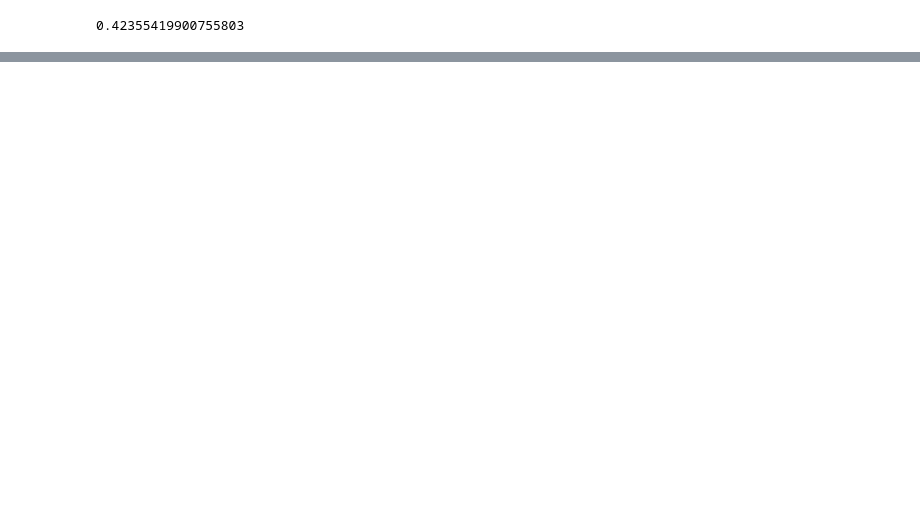
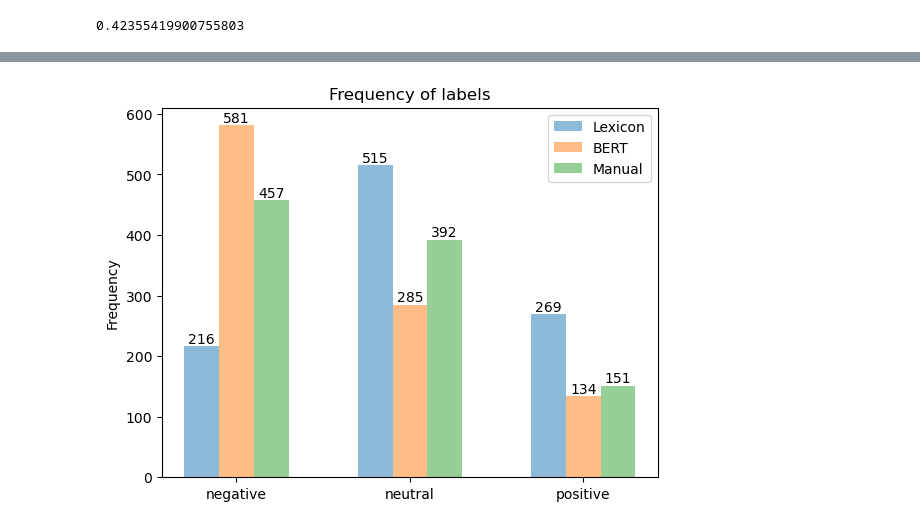
Before and after one commit to RicKrauel/NLP_thesis, a Jupyter notebook: code/sentiment_classification.ipynb, the cells around one changed output, grey strips where cells are left out. Drawn from its saved outputs; the diff is of its cells as text; code cells hidden in the pictures; blank space fills up the shorter version.

Commit message:
finish of sentiment_classification.ipynb

```diff
--- a/code/sentiment_classification.ipynb
+++ b/code/sentiment_classification.ipynb
@@ -256,6 +282,8 @@ test_data
 test_data['test_score'] = np.where(test_data['labels'] == 'negative', -1, np.where(test_data['labels'] == 'neutral', 0, 1))
 # %%
 test_data['lexi_score'] = test_data['tokens'].apply(senti_class)
+# %%
+test_data['lexi_label'] = test_data['lexi_score'].apply(lexi_label)
 # %%
 test_data['lexi_conf'] = rescale(test_data['lexi_score'])
 # %%
@@ -264,6 +292,8 @@ test_data['lexi_score'] = rescale_neg(test_data['lexi_score'])
 test_data['bert'] = test_data['value'].progress_apply(model.predict_sentiment)
 # %%
 test_data['bert_score'] = test_data['bert'].apply(bert_props)
+# %%
+test_data['bert_label'] = test_data['bert'].apply(bert_label)
 # %%
 test_data['bert_conf'] = test_data['bert'].apply(bert_score)
 # %%
@@ -282,0 +330,28 @@ test_data['mae_bert'].mean()
+# %%
+lexi_counts = test_data['lexi_label'].value_counts()[['negative', 'neutral', 'positive']]
+bert_counts = test_data['bert_label'].value_counts()[['negative', 'neutral', 'positive']]
+test_counts = test_data['labels'].value_counts()[['negative', 'neutral', 'positive']]
+labels = ['negative', 'neutral', 'positive']
+# %%
+x = np.arange(len(labels))
+width = 0.2
+fig, ax = plt.subplots()
+rects1 = ax.bar(x - 0.2, lexi_counts, width, label='Lexicon', alpha=0.5)
+rects2 = ax.bar(x , bert_counts, width, label='BERT', alpha=0.5)
+rects3 = ax.bar(x + 0.2, test_counts, width, label='Manual', alpha=0.5)
+
+# Add some text for labels, title and custom x-axis tick labels, etc.
+ax.set_ylabel('Frequency')
+ax.set_title('Frequency of labels')
+ax.set_xticks(x, labels)
+ax.legend()
+
+ax.bar_label(rects1)
+ax.bar_label(rects2)
+ax.bar_label(rects3)
+
+plt.style.use('default')
+plt.savefig('../figures/frequency_labels_sentiment.png')
+plt.show()
+# %% [output]
+[figure, added]
```
Also changed, not shown: parts of 16 cells of this notebook, 3 other files.
